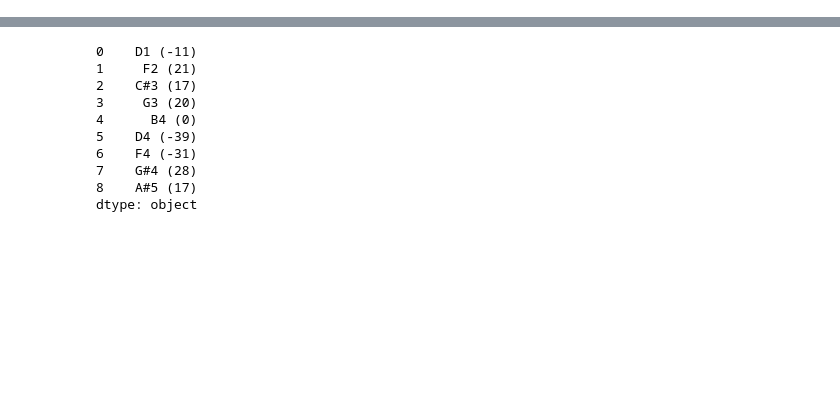
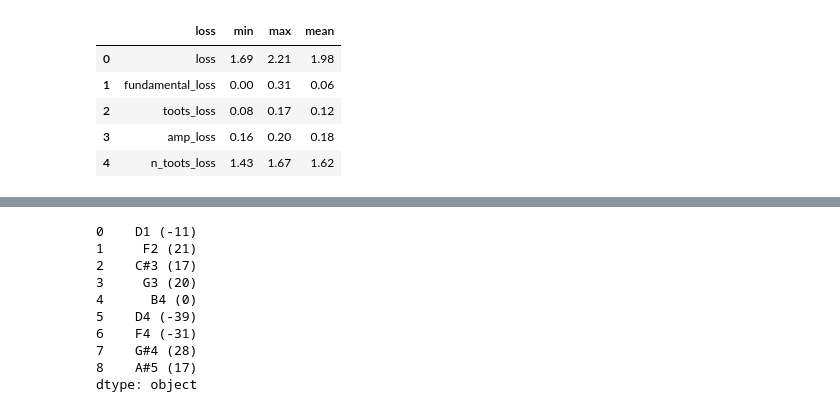
Before and after one commit to jnehring/didge-lab, a Jupyter notebook: src/experiments/first_evolution/Analyze Shape.ipynb, the cells around one changed output, grey strips where cells are left out. Cells and saved outputs as stored; diff of their text form; code cells hidden in the pictures; blank space fills up the shorter version.

```diff
--- a/src/experiments/first_evolution/Analyze Shape.ipynb
+++ b/src/experiments/first_evolution/Analyze Shape.ipynb
@@ -35,0 +44,3 @@ plt.legend()
+# %%
+df = pd.read_csv(os.path.join(latestfolder, "losses.csv"))
+df.i_generation
@@ -35,0 +60,21 @@ plt.legend()
+# %%
+_df = df.query("i_generation==i_generation.max()")
+columns = _df.columns[4:]
+dfl = {"loss": columns}
+for c in ["min", "max", "mean"]:
+    dfl[c] = []
+
+for c in columns:
+    dfl["min"].append(_df[c].min())
+    dfl["max"].append(_df[c].max())
+    dfl["mean"].append(_df[c].mean())
+
+dfl = pd.DataFrame(dfl).round(2)
+dfl
+# %% [output]
+|  | loss | min | max | mean |
+| 0 | loss | 1.69 | 2.21 | 1.98 |
+| 1 | fundamental_loss | 0.00 | 0.31 | 0.06 |
+| 2 | toots_loss | 0.08 | 0.17 | 0.12 |
+| 3 | amp_loss | 0.16 | 0.20 | 0.18 |
+| 4 | n_toots_loss | 1.43 | 1.67 | 1.62 |
```
Also changed, not shown: parts of 9 cells of this notebook, 4 other files.
